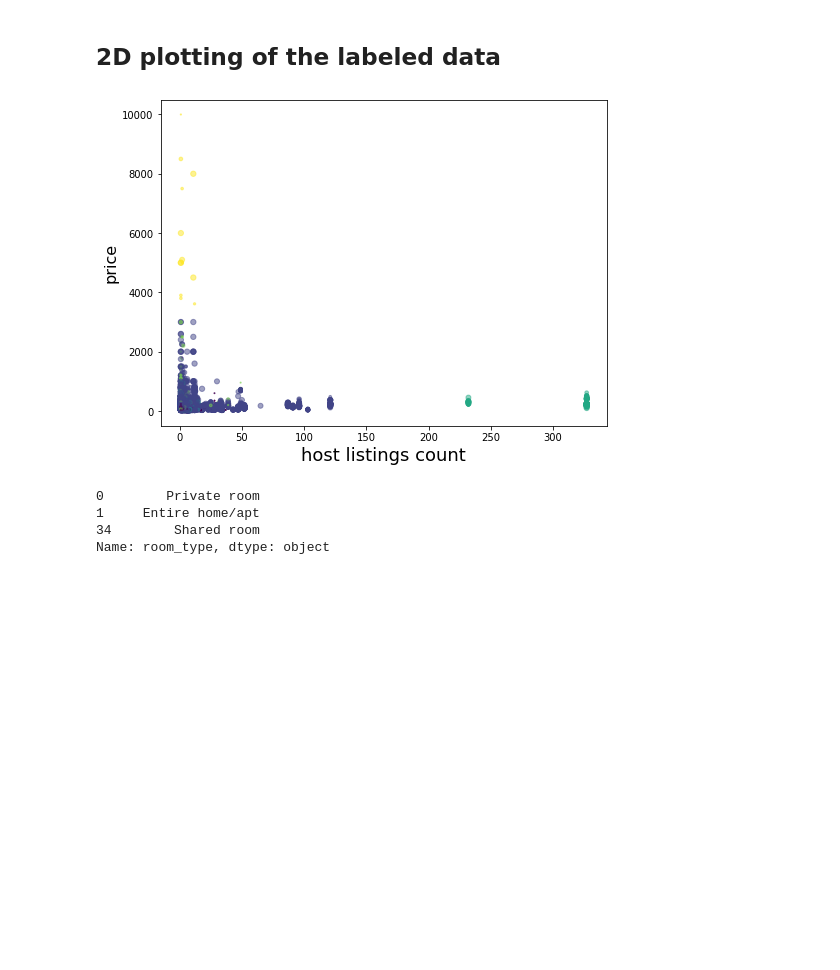
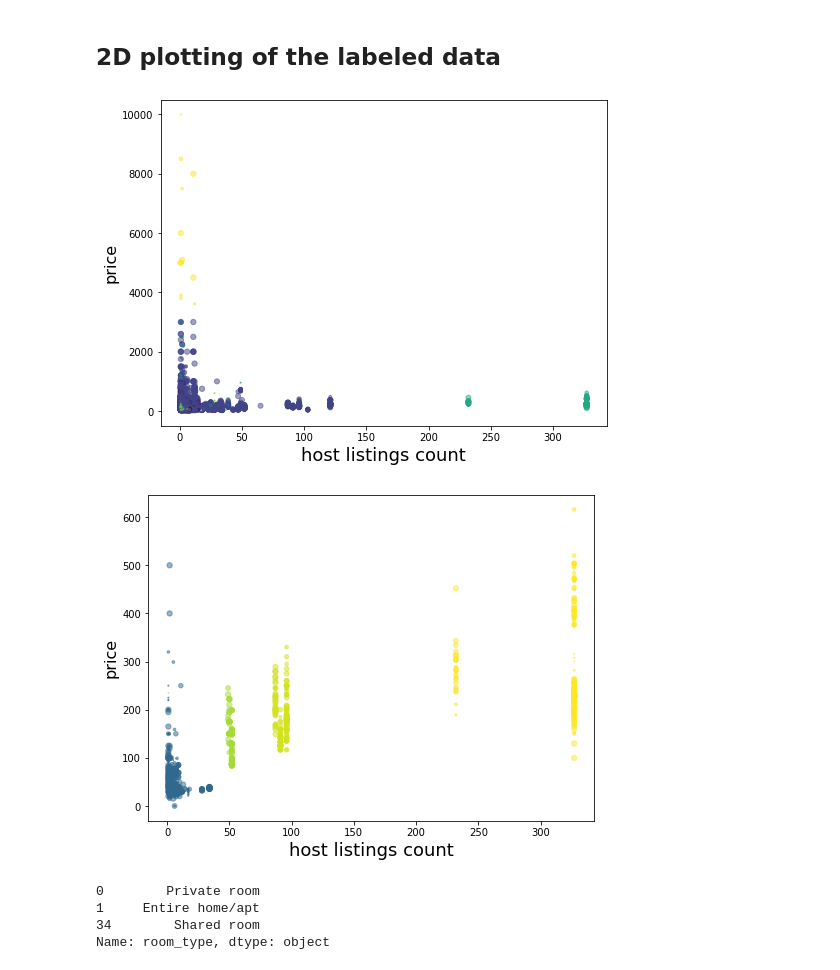
Before and after one commit to cs582/Airbnb-NYC_Customer-Segmentation, a Jupyter notebook: AIRBNB NYC clustering.ipynb, the cells around one changed output. Drawn from its saved outputs; the diff is of its cells as text; code cells hidden in the pictures; blank space fills up the shorter version.

```diff
--- a/AIRBNB NYC clustering.ipynb
+++ b/AIRBNB NYC clustering.ipynb
@@ -451,3 +419,5 @@ plt.show()
+# %%
+temp_bnb = bnb[bnb["GroupX"]!=-1]
 # %%
 bnb[bnb["Group"] == 4].groupby("room_type").count()
 # %% [output]
@@ -462,13 +440,24 @@ bnb[bnb["Group"] == 4].groupby("room_type").count()
 plt.figure(figsize=(8, 6))
 
 area = np.pi * (bnb["availability_365"] * 3/365)**2
-plt.scatter(bnb["calculated_host_listings_count"], bnb["price"], s=area, c=labels.astype(np.float), alpha=0.5)
+plt.scatter(bnb["calculated_host_listings_count"], bnb["price"], s=area, c=np.array(labels).astype(np.float), alpha=0.5)
 plt.xlabel('host listings count', fontsize=18)
 plt.ylabel('price', fontsize=16)
 
 plt.show()
 # %% [output]
-[figure, old version]
+[figure, new version]
+# %%
+plt.figure(figsize=(8, 6))
+
+area = np.pi * (temp_bnb["availability_365"] * 3/365)**2
+plt.scatter(temp_bnb["calculated_host_listings_count"], temp_bnb["price"], s=area, c=np.array(temp_bnb["GroupX"]).astype(np.float), alpha=0.5)
+plt.xlabel('host listings count', fontsize=18)
+plt.ylabel('price', fontsize=16)
+
+plt.show()
+# %% [output]
+[figure, added]
 # %%
 bnb["room_type"].drop_duplicates()
 # %% [output]
```
Also changed, not shown: parts of 32 cells of this notebook.
